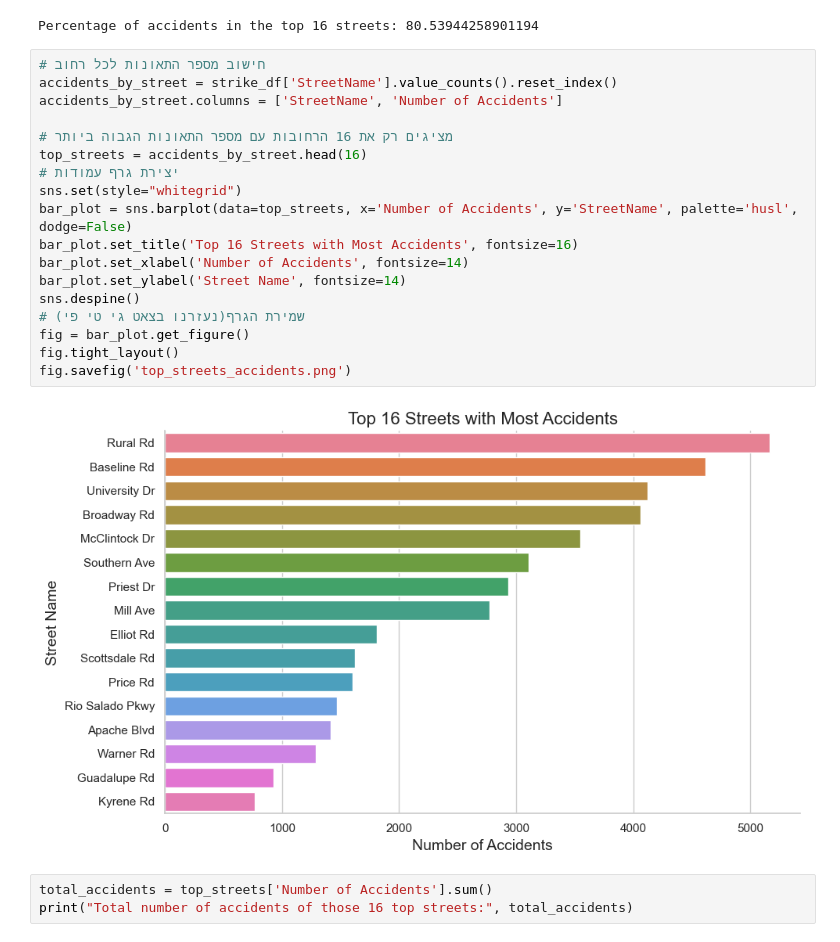
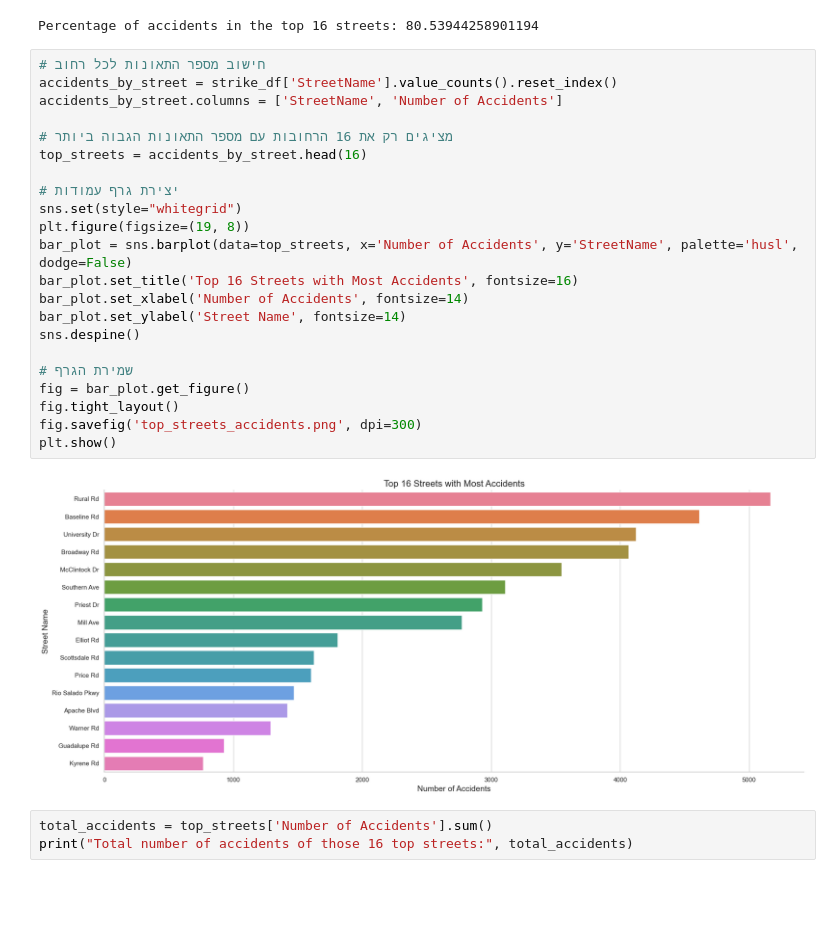
Before and after one commit to oribachar13579/oriandyuval, a Jupyter notebook: 17.ipynb, the cells around one changed output. Saved outputs shown, nothing was run; the diff lists cells and outputs as text; blank space fills up the shorter version.

```diff
--- a/17.ipynb
+++ b/17.ipynb
@@ -218,23 +221,27 @@ Percentage of accidents in the top 16 streets: 80.53944258901194
 # %%
 # חישוב מספר התאונות לכל רחוב
 accidents_by_street = strike_df['StreetName'].value_counts().reset_index()
 accidents_by_street.columns = ['StreetName', 'Number of Accidents']
 
 # מציגים רק את 16 הרחובות עם מספר התאונות הגבוה ביותר
 top_streets = accidents_by_street.head(16)
+
 # יצירת גרף עמודות
 sns.set(style="whitegrid")
+plt.figure(figsize=(19, 8))
 bar_plot = sns.barplot(data=top_streets, x='Number of Accidents', y='StreetName', palette='husl', dodge=False)
 bar_plot.set_title('Top 16 Streets with Most Accidents', fontsize=16)
 bar_plot.set_xlabel('Number of Accidents', fontsize=14)
 bar_plot.set_ylabel('Street Name', fontsize=14)
 sns.despine()
-# שמירת הגרף(נעזרנו בצאט גי טי פי)
+
+# שמירת הגרף
 fig = bar_plot.get_figure()
 fig.tight_layout()
-fig.savefig('top_streets_accidents.png')
+fig.savefig('top_streets_accidents.png', dpi=300)
+plt.show()
 # %% [output]
-[figure, old version]
+[figure, new version]
 # %%
 total_accidents = top_streets['Number of Accidents'].sum()
 print("Total number of accidents of those 16 top streets:", total_accidents)
```
Also changed, not shown: parts of 2 cells of this notebook.
